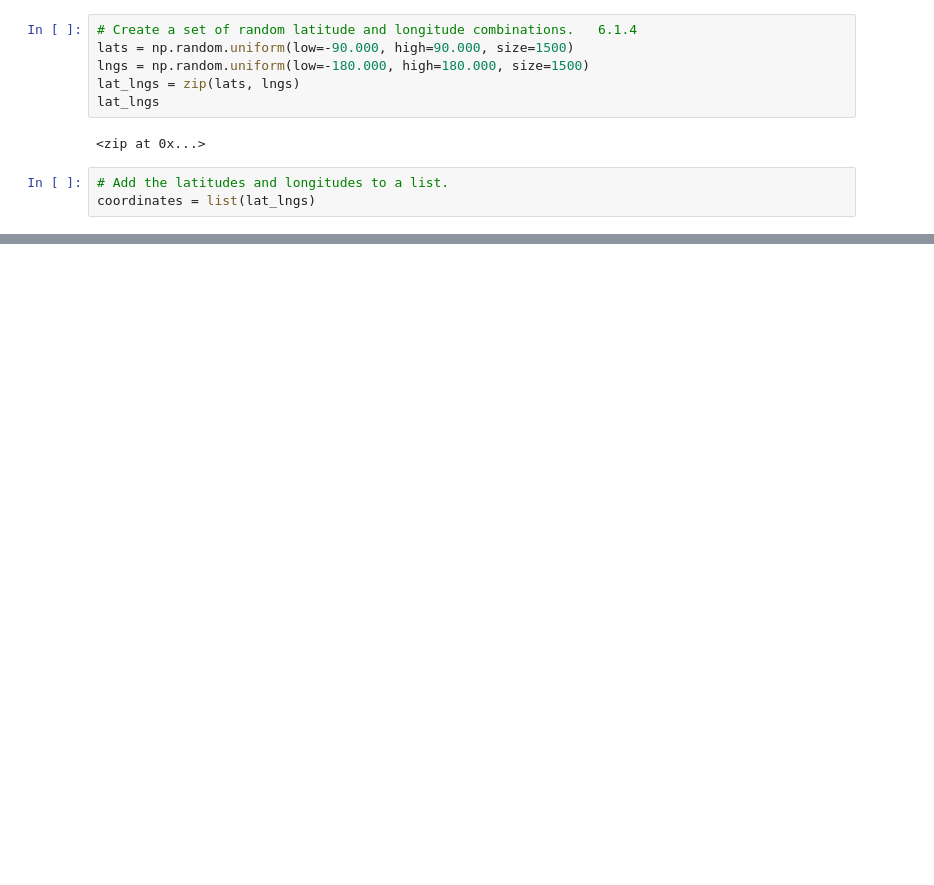
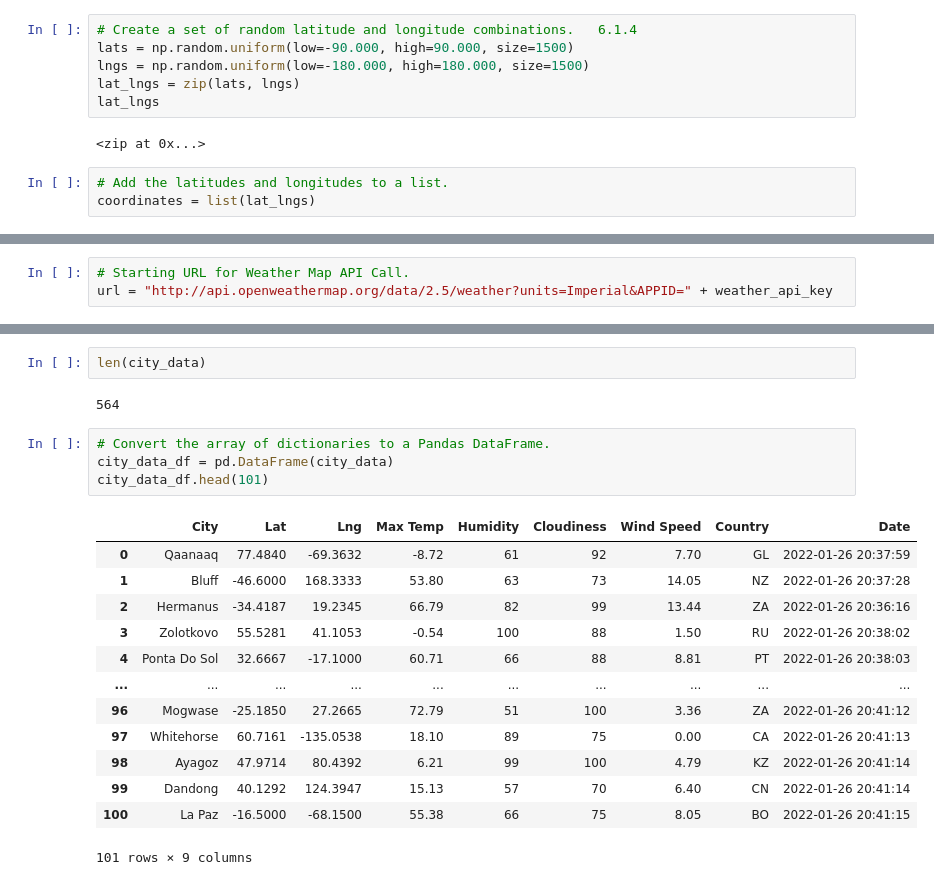
Before and after one commit to DanieliPatino/World_Weather_Analysis, a Jupyter notebook: WeatherPy.ipynb, the cells around one changed output, grey strips where cells are left out. Drawn from its saved outputs; the diff is of its cells as text; blank space fills up the shorter version.

Commit message:
Uploading new city list

```diff
--- a/WeatherPy.ipynb
+++ b/WeatherPy.ipynb
@@ -33,0 +44,3 @@ len(cities)
+# %%
+# Starting URL for Weather Map API Call.
+url = "http://api.openweathermap.org/data/2.5/weather?units=Imperial&APPID=" + weather_api_key
@@ -33,0 +127,22 @@ len(cities)
+# %%
+len(city_data)
+# %% [output]
+564
+# %%
+# Convert the array of dictionaries to a Pandas DataFrame.
+city_data_df = pd.DataFrame(city_data)
+city_data_df.head(101)
+# %% [output]
+|  | City | Lat | Lng | Max Temp | Humidity | Cloudiness | Wind Speed | Country | Date |
+| 0 | Qaanaaq | 77.4840 | -69.3632 | -8.72 | 61 | 92 | 7.70 | GL | 2022-01-26 20:37:59 |
+| 1 | Bluff | -46.6000 | 168.3333 | 53.80 | 63 | 73 | 14.05 | NZ | 2022-01-26 20:37:28 |
+| 2 | Hermanus | -34.4187 | 19.2345 | 66.79 | 82 | 99 | 13.44 | ZA | 2022-01-26 20:36:16 |
+| 3 | Zolotkovo | 55.5281 | 41.1053 | -0.54 | 100 | 88 | 1.50 | RU | 2022-01-26 20:38:02 |
+| 4 | Ponta Do Sol | 32.6667 | -17.1000 | 60.71 | 66 | 88 | 8.81 | PT | 2022-01-26 20:38:03 |
+| ... | ... | ... | ... | ... | ... | ... | ... | ... | ... |
+| 96 | Mogwase | -25.1850 | 27.2665 | 72.79 | 51 | 100 | 3.36 | ZA | 2022-01-26 20:41:12 |
+| 97 | Whitehorse | 60.7161 | -135.0538 | 18.10 | 89 | 75 | 0.00 | CA | 2022-01-26 20:41:13 |
+| 98 | Ayagoz | 47.9714 | 80.4392 | 6.21 | 99 | 100 | 4.79 | KZ | 2022-01-26 20:41:14 |
+| 99 | Dandong | 40.1292 | 124.3947 | 15.13 | 57 | 70 | 6.40 | CN | 2022-01-26 20:41:14 |
+| 100 | La Paz | -16.5000 | -68.1500 | 55.38 | 66 | 75 | 8.05 | BO | 2022-01-26 20:41:15 |
+101 rows × 9 columns
```
Also changed, not shown: parts of 6 cells of this notebook, 2 other files.
